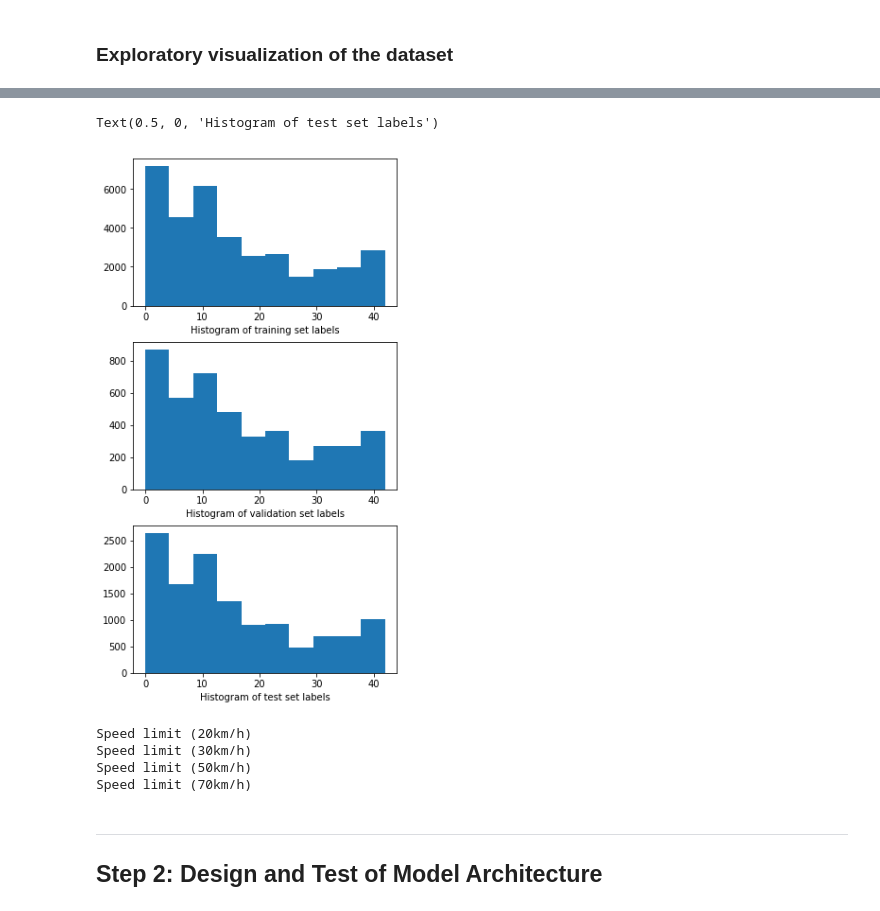
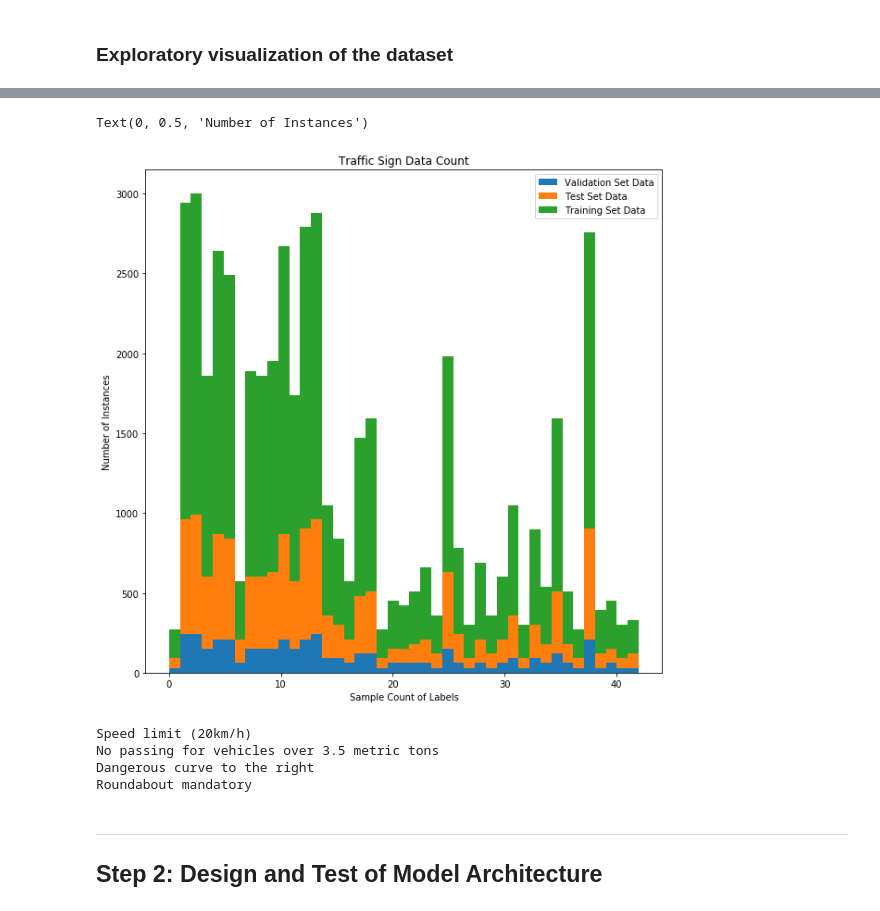
Before and after one commit to a-d-i/TrafficSignClassifier, a Jupyter notebook: Traffic_Sign_Classifier.ipynb, the cells around one changed output, grey strips where cells are left out. Saved outputs shown, nothing was run; the diff lists cells and outputs as text; code cells hidden in the pictures.

```diff
--- a/Traffic_Sign_Classifier.ipynb
+++ b/Traffic_Sign_Classifier.ipynb
@@ -111,32 +122,26 @@ for row in range(1,11):
-# %%
-# Histogram of labels in training data
-plt.figure(figsize=(5, 10))
-plt.subplots_adjust(hspace=0.25)
-
-plt.subplot(3,1,1)
-plt.hist(y_train)
-plt.xlabel("Histogram of training set labels")
-
-plt.subplot(3,1,2)
-plt.hist(y_valid)
-plt.xlabel("Histogram of validation set labels")
-
-plt.subplot(3,1,3)
-plt.hist(y_test)
-plt.xlabel("Histogram of test set labels")
-# %% [output]
-Text(0.5, 0, 'Histogram of test set labels')
-[figure, removed]
+# %%
+# Histogram of labels in training, test and validation data
+plt.figure(figsize=(10, 10))
+
+plt.hist([y_valid, y_test, y_train], n_classes,histtype='bar',stacked=True)
+plt.legend(['Validation Set Data', 'Test Set Data', 'Training Set Data'], loc='upper right')
+plt.title('Traffic Sign Data Count')
+plt.xlabel("Sample Count of Labels")
+plt.ylabel('Number of Instances')
+# %% [output]
+Text(0, 0.5, 'Number of Instances')
+[figure, added]
 # %%
+# Print some example label descriptions from the provided csv file
 print (signnames_dict[0])
-print (signnames_dict[1])
-print (signnames_dict[2])
-print (signnames_dict[4])
+print (signnames_dict[10])
+print (signnames_dict[20])
+print (signnames_dict[40])
 # %% [output]
 Speed limit (20km/h)
-Speed limit (30km/h)
-Speed limit (50km/h)
-Speed limit (70km/h)
+No passing for vehicles over 3.5 metric tons
+Dangerous curve to the right
+Roundabout mandatory
 # %% [markdown]
 ----
 
```
Also changed, not shown: parts of 18 cells of this notebook.
